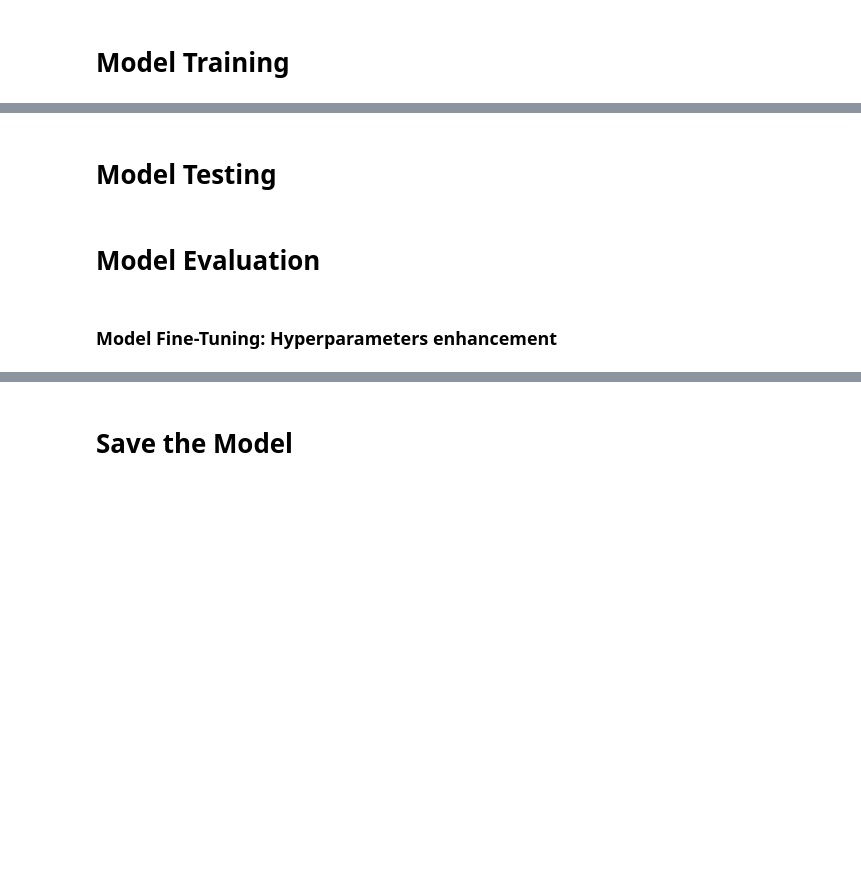
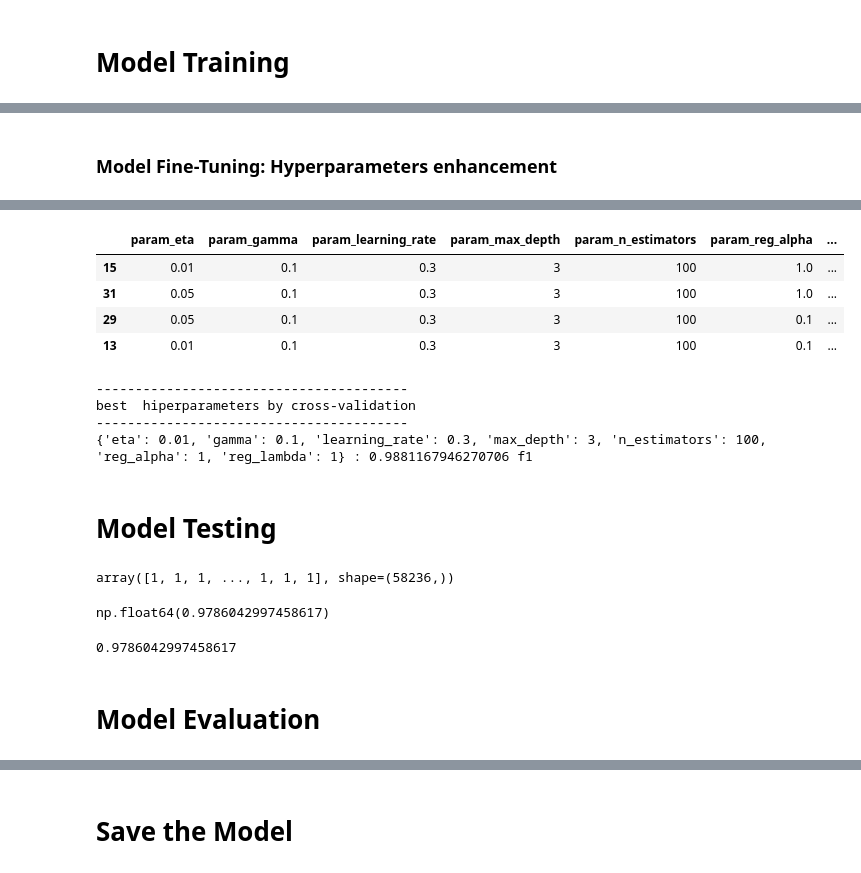
Before and after one commit to rdmouhouadi/Mental_Health_State_Prediction, a Jupyter notebook: Notebooks/Model_training/XGBOOST.ipynb, the cells around one changed output, grey strips where cells are left out. Drawn from its saved outputs; the diff is of its cells as text; code cells hidden in the pictures; blank space fills up the shorter version.

Commit message:
changes in the models training notebooks

```diff
--- a/Notebooks/Model_training/XGBOOST.ipynb
+++ b/Notebooks/Model_training/XGBOOST.ipynb
@@ -173,3 +179,7 @@ X_test = df_test.drop(columns="Mental Illness").values
 y_test = df_test["Mental Illness"].values
 # %% [markdown]
 # Model Training
+# %%
+XGB_model = XGBClassifier()
+# %%
+XGB_model.fit(X_train, y_train)
@@ -175,0 +236,37 @@ y_test = df_test["Mental Illness"].values
+# %% [markdown]
+### Model Fine-Tuning: Hyperparameters enhancement
+# %%
+# Grid  hiperparameters for XGBoost
+# ==============================================================================
+param_grid = {'n_estimators'  : [100],
+              'max_depth'     : [3],
+              'learning_rate' : [0.1, 0.3],
+              'reg_alpha' : [0.1, 1],
+              'reg_lambda' : [0.01, 1],
+              'gamma' : [ 0.05, 0.1],
+              'eta' : [0.01 , 0.05]
+             }
+
+# grid search with cross-validation
+# ==============================================================================
+grid = GridSearchCV(
+        estimator  = XGBClassifier(random_state=123),
+        param_grid = param_grid,
+        scoring    = 'f1',
+        n_jobs     = multiprocessing.cpu_count() - 1,
+        cv         = RepeatedStratifiedKFold(n_splits=2, n_repeats=2, random_state=123),
+        refit      = True,
+        verbose    = 0,
+        return_train_score = True
+       )
+
+%time grid.fit(X = X_train, y = y_train, )
+
+# output the best hyperparameters found by cross-validation
+# ==============================================================================
+resultados = pd.DataFrame(grid.cv_results_)
+resultados.filter(regex = '(param*|mean_t|std_t)') \
+    .drop(columns = 'params') \
+    .sort_values('mean_test_score', ascending = False) \
+    .head(4)
+# %% [output]
@@ -175,0 +275,17 @@ y_test = df_test["Mental Illness"].values
+|  | param_eta | param_gamma | param_learning_rate | param_max_depth | param_n_estimators | param_reg_alpha | ... |
+| 15 | 0.01 | 0.1 | 0.3 | 3 | 100 | 1.0 | ... |
+| 31 | 0.05 | 0.1 | 0.3 | 3 | 100 | 1.0 | ... |
+| 29 | 0.05 | 0.1 | 0.3 | 3 | 100 | 0.1 | ... |
+| 13 | 0.01 | 0.1 | 0.3 | 3 | 100 | 0.1 | ... |
+# %%
+# best  hiperparameters by cross-validation
+# ==============================================================================
+print("----------------------------------------")
+print("best  hiperparameters by cross-validation")
+print("----------------------------------------")
+print(grid.best_params_, ":", grid.best_score_, grid.scoring)
+# %% [output]
+----------------------------------------
+best  hiperparameters by cross-validation
+----------------------------------------
+{'eta': 0.01, 'gamma': 0.1, 'learning_rate': 0.3, 'max_depth': 3, 'n_estimators': 100, 'reg_alpha': 1, 'reg_lambda': 1} : 0.9881167946270706 f1
@@ -178,4 +300,14 @@ y_test = df_test["Mental Illness"].values
+# %%
+y_pred3
+# %% [output]
+array([1, 1, 1, ..., 1, 1, 1], shape=(58236,))
+# %%
+(y_pred3  == y_test).sum()/len(y_test)
+# %% [output]
+np.float64(0.9786042997458617)
+# %%
+print(accuracy_score(y_pred3, y_test))
+# %% [output]
+0.9786042997458617
 # %% [markdown]
 # Model Evaluation
-# %% [markdown]
-### Model Fine-Tuning: Hyperparameters enhancement
```
Also changed, not shown: parts of 46 cells of this notebook, 4 other files.
